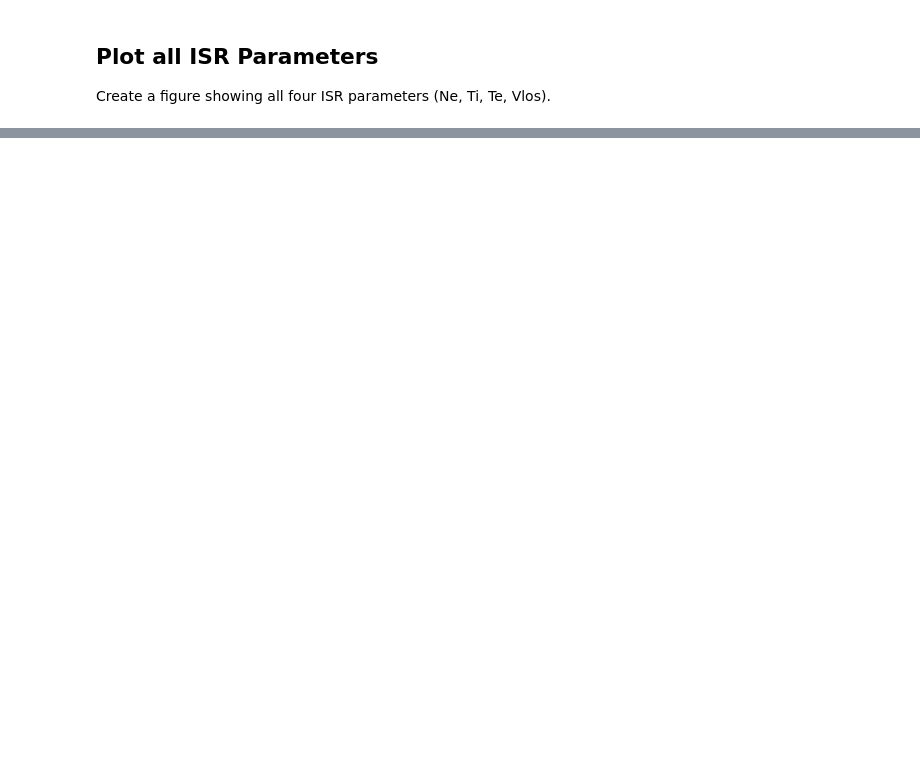
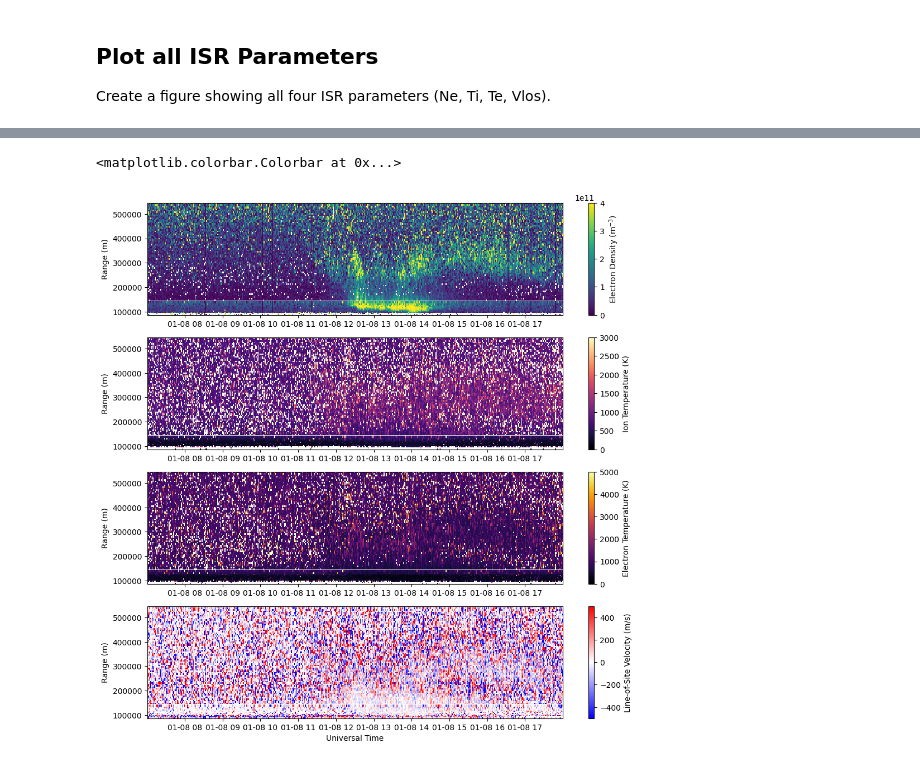
Before and after one commit to amisr/amisr_user_manual, a Jupyter notebook: advanced_plotting_madrigal.ipynb, the cells around one changed output, grey strips where cells are left out. Drawn from its saved outputs; the diff is of its cells as text; code cells hidden in the pictures; blank space fills up the shorter version.

```diff
--- a/advanced_plotting_madrigal.ipynb
+++ b/advanced_plotting_madrigal.ipynb
@@ -184,0 +143,42 @@ cbar.set_label(r'Electron Density (10$^{11}$ m$^{-3}$)')
+# %%
+cutoff_rng = 150.*1000.
+aidx_ac = np.argmin(np.abs(rng_ac-cutoff_rng))
+aidx_lp = np.argmin(np.abs(rng_lp-cutoff_rng))
+
+fig = plt.figure(figsize=(12,12))
+gs = gridspec.GridSpec(4,1)
+
+# Plot Electron Density
+ax = fig.add_subplot(gs[0])
+c = ax.pcolormesh(time_ac, rng_ac[:aidx_ac], ne_ac[:,:aidx_ac].T, vmin=0., vmax=4.e11, cmap='viridis')
+c = ax.pcolormesh(time_lp, rng_lp[aidx_lp:], ne_lp[:,aidx_lp:].T, vmin=0., vmax=4.e11, cmap='viridis')
+# ax.set_xlabel('Universal Time')
+ax.set_ylabel('Range (m)')
+fig.colorbar(c, label=r'Electron Density (m$^{-3}$)')
+
+# Plot Ion Temperature
+ax = fig.add_subplot(gs[1])
+c = ax.pcolormesh(time_ac, rng_ac[:aidx_ac], ti_ac[:,:aidx_ac].T, vmin=0., vmax=3.e3, cmap='magma')
+c = ax.pcolormesh(time_lp, rng_lp[aidx_lp:], ti_lp[:,aidx_lp:].T, vmin=0., vmax=3.e3, cmap='magma')
+# ax.set_xlabel('Universal Time')
+ax.set_ylabel('Range (m)')
+fig.colorbar(c, label=r'Ion Temperature (K)')
+
+# Plot Electron Temperature
+ax = fig.add_subplot(gs[2])
+c = ax.pcolormesh(time_ac, rng_ac[:aidx_ac], te_ac[:,:aidx_ac].T, vmin=0., vmax=5.e3, cmap='inferno')
+c = ax.pcolormesh(time_lp, rng_lp[aidx_lp:], te_lp[:,aidx_lp:].T, vmin=0., vmax=5.e3, cmap='inferno')
+# ax.set_xlabel('Universal Time')
+ax.set_ylabel('Range (m)')
+fig.colorbar(c, label=r'Electron Temperature (K)')
+
+# Plot Line-of-Site Velocity
+ax = fig.add_subplot(gs[3])
+c = ax.pcolormesh(time_ac, rng_ac[:aidx_ac], vlos_ac[:,:aidx_ac].T, vmin=-500., vmax=500., cmap='bwr')
+c = ax.pcolormesh(time_lp, rng_lp[aidx_lp:], vlos_lp[:,aidx_lp:].T, vmin=-500., vmax=500., cmap='bwr')
+ax.set_xlabel('Universal Time')
+ax.set_ylabel('Range (m)')
+fig.colorbar(c, label=r'Line-of-Site Velocity (m/s)')
+# %% [output]
+<matplotlib.colorbar.Colorbar at 0x...>
+[figure, added]
```
Also changed, not shown: parts of 6 cells of this notebook, 2 other files.
